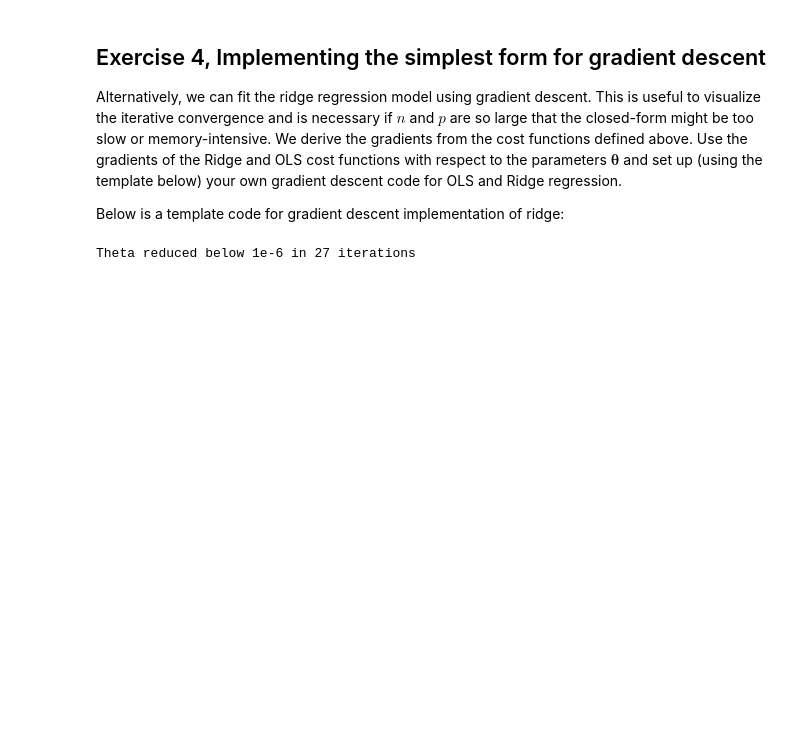
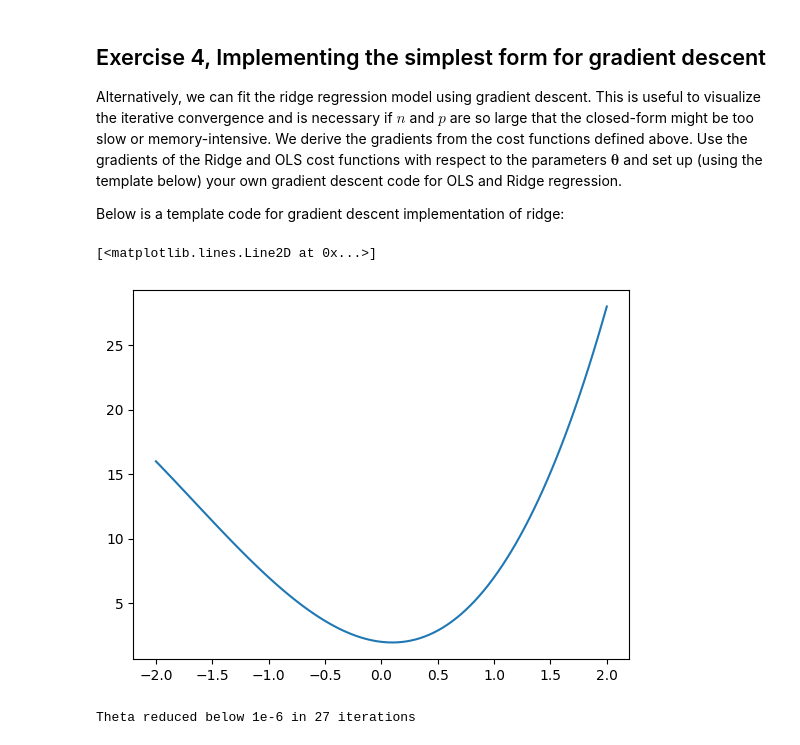
Before and after one commit to EiHol/FYSSTK3155, a Jupyter notebook: Week37/Notebook_W37.ipynb, the cells around one changed output. Saved outputs shown, nothing was run; the diff lists cells and outputs as text; code cells hidden in the pictures; blank space fills up the shorter version.

```diff
--- a/Week37/Notebook_W37.ipynb
+++ b/Week37/Notebook_W37.ipynb
@@ -285,21 +285,26 @@ Below is a template code for gradient descent implementation of ridge:
 # %%
 # Setting seed to get the same data every time
 np.random.seed(4155)
 
 # Generate the data
 n = 100
 x = np.linspace(-2, 2, n)
-y = 2 - x + 5*x**2 + x**3 + np.random.randn(n)
+y = 2 - x + 5*x**2 + x**3 #+ np.random.randn(n)
 
 # Standardize features (zero mean, unit variance for each feature)
 X_mean = X.mean(axis=0)
 X_std = X.std(axis=0)
 X_std[X_std == 0] = 1  # safeguard to avoid division by zero for constant features
 X_norm = (X - X_mean) / X_std
 
 # Center the target to zero mean (optional, to simplify intercept handling)
 y_mean = y.mean(axis=0)
 y_centered = (y - y_mean).reshape(-1, 1)
+
+plt.plot(x, y)
+# %% [output]
+[<matplotlib.lines.Line2D at 0x...>]
+[figure, added]
 # %%
 def gradient_decent_OLS(X, y):
 
```
Also changed, not shown: 10 other files.
